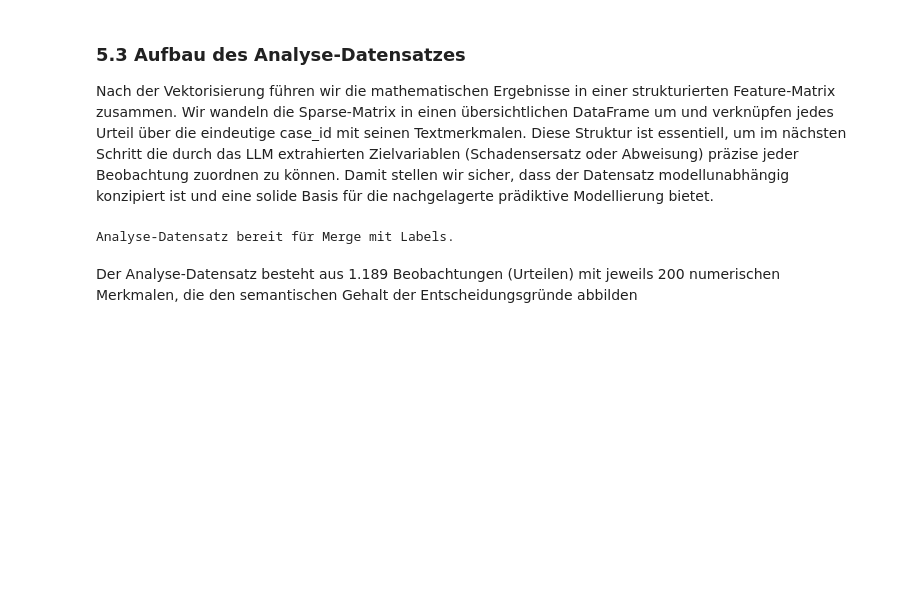
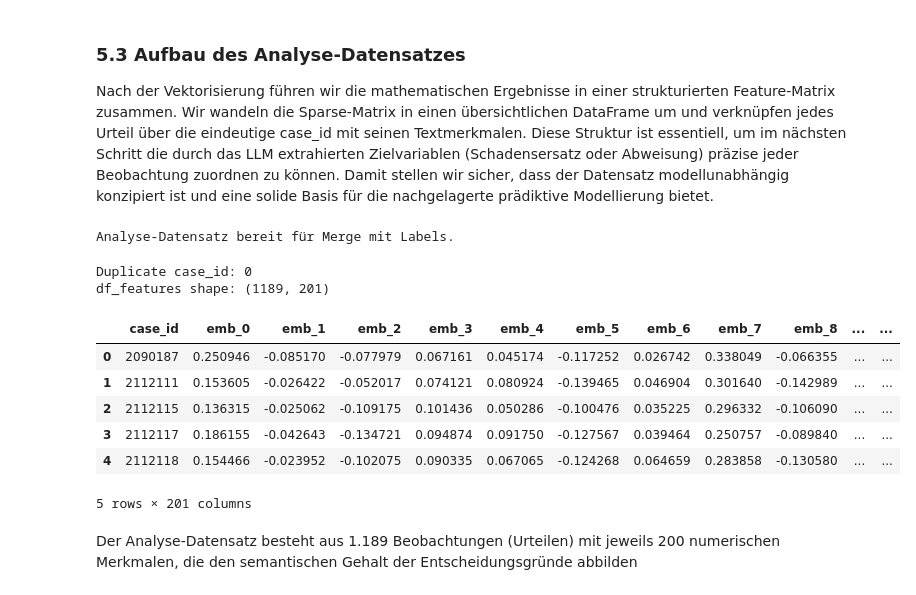
Before and after one commit to Theresa17/ds_law, a Jupyter notebook: backend/jupyter_notebook/analyse_final.ipynb, the cells around one changed output. Cells and saved outputs as stored; diff of their text form; code cells hidden in the pictures; blank space fills up the shorter version.

Commit message:
Modell Training eingefügt

```diff
--- a/backend/jupyter_notebook/analyse_final.ipynb
+++ b/backend/jupyter_notebook/analyse_final.ipynb
@@ -609,12 +667,13 @@ print(f"Feature-Matrix erstellt: {X_tfidf.shape[0]} Urteile, {X_tfidf.shape[1]}
 # %% [output]
 Feature-Matrix erstellt: 1189 Urteile, 1000 Begriffe.
 # %%
+'''
 # Tokenisierte Texte für Word2Vec
-#sentences = [str(t).split() for t in df_final["cleaned_text"].dropna()]
+sentences = [str(t).split() for t in df_final["cleaned_text"].dropna()]
 # Skip-Gram Word2Vec Modell trainieren
-#from gensim.models import Word2Vec
+from gensim.models import Word2Vec
 
-#w2v_model = Word2Vec(
+w2v_model = Word2Vec(
     sentences=sentences,
     vector_size=200,   # Dimension der Wortvektoren
     window=8,          # Kontextfenster
@@ -623,11 +682,13 @@ Feature-Matrix erstellt: 1189 Urteile, 1000 Begriffe.
     sg=1,              # <-- Skip-Gram (besser für Fachbegriffe, prüfen)
     epochs=10
 )
+'''
 # %%
+'''
 # Dokumenten-Vektor durch Mittelung der Wortvektoren
-#import numpy as np
+import numpy as np
 
-#def document_vector(doc, model):
+def document_vector(doc, model):
     if not isinstance(doc, str) or not doc.strip():
         return np.zeros(model.vector_size)
     words = doc.split()
@@ -640,6 +701,7 @@ Feature-Matrix erstellt: 1189 Urteile, 1000 Begriffe.
 X_embeddings = np.vstack(
     df_final["cleaned_text"].apply(lambda x: document_vector(x, w2v_model))
 )
+'''
 # %% [markdown]
 ### 5.3 Aufbau des Analyse-Datensatzes
 Nach der Vektorisierung führen wir die mathematischen Ergebnisse in einer strukturierten Feature-Matrix zusammen. Wir wandeln die Sparse-Matrix in einen übersichtlichen DataFrame um und verknüpfen jedes Urteil über die eindeutige case_id mit seinen Textmerkmalen. Diese Struktur ist essentiell, um im nächsten Schritt die durch das LLM extrahierten Zielvariablen (Schadensersatz oder Abweisung) präzise jeder Beobachtung zuordnen zu können. Damit stellen wir sicher, dass der Datensatz modellunabhängig konzipiert ist und eine solide Basis für die nachgelagerte prädiktive Modellierung bietet.
@@ -652,22 +716,47 @@ print("Analyse-Datensatz bereit für Merge mit Labels.")
 # %% [output]
 Analyse-Datensatz bereit für Merge mit Labels.
 # %%
+'''
 # Aufbau des Analyse-Datensatzes
 
 # Feature-Namen für die Embeddings
-#emb_cols = [f"emb_{i}" for i in range(X_embeddings.shape[1])]
+emb_cols = [f"emb_{i}" for i in range(X_embeddings.shape[1])]
 
 # Embeddings als DataFrame
-#df_features = pd.DataFrame(X_embeddings, columns=emb_cols)
+df_features = pd.DataFrame(X_embeddings, columns=emb_cols)
 
 # case_id ergänzen (für spätere Joins mit Labels)
-#df_features.insert(0, "case_id", df_final["case_id"].reset_index(drop=True).values)
+df_features.insert(0, "case_id", df_final["case_id"].reset_index(drop=True).values)
 
 # optional: Duplikate prüfen (sollte 0 sein)
-#print("Duplicate case_id:", df_features["case_id"].duplicated().sum())
+print("Duplicate case_id:", df_features["case_id"].duplicated().sum())
 
-#print("df_features shape:", df_features.shape)
-#df_features[["case_id"] + [c for c in df_features.columns if c.startswith("emb_")]].head()
+print("df_features shape:", df_features.shape)
+df_features[["case_id"] + [c for c in df_features.columns if c.startswith("emb_")]].head()
+'''
+
+
+# angepasst für Training und Test:
+# 1. Word2Vec-Vektoren in DataFrames umwandeln (für Train und Test separat)
+emb_cols = [f"emb_{i}" for i in range(X_train_vec.shape[1])]
+
+df_train_features = pd.DataFrame(X_train_vec, columns=emb_cols)
+df_test_features = pd.DataFrame(X_test_vec, columns=emb_cols)
+
+# 2. Jetzt mit den strukturierten Daten (Kaufpreis, Motor-Typ etc.) zusammenführen
+# Hinweis: Nutze reset_index(drop=True), um sicherzustellen, dass die Zeilen korrekt matchen
+X_train_final = pd.concat([X_train_structured.reset_index(drop=True), df_train_features], axis=1)
+X_test_final = pd.concat([X_test_structured.reset_index(drop=True), df_test_features], axis=1)
+# %% [output]
+Duplicate case_id: 0
+df_features shape: (1189, 201)
+|  | case_id | emb_0 | emb_1 | emb_2 | emb_3 | emb_4 | emb_5 | emb_6 | emb_7 | emb_8 | ... | ... |
+| 0 | 2090187 | 0.250946 | -0.085170 | -0.077979 | 0.067161 | 0.045174 | -0.117252 | 0.026742 | 0.338049 | -0.066355 | ... | ... |
+| 1 | 2112111 | 0.153605 | -0.026422 | -0.052017 | 0.074121 | 0.080924 | -0.139465 | 0.046904 | 0.301640 | -0.142989 | ... | ... |
+| 2 | 2112115 | 0.136315 | -0.025062 | -0.109175 | 0.101436 | 0.050286 | -0.100476 | 0.035225 | 0.296332 | -0.106090 | ... | ... |
+| 3 | 2112117 | 0.186155 | -0.042643 | -0.134721 | 0.094874 | 0.091750 | -0.127567 | 0.039464 | 0.250757 | -0.089840 | ... | ... |
+| 4 | 2112118 | 0.154466 | -0.023952 | -0.102075 | 0.090335 | 0.067065 | -0.124268 | 0.064659 | 0.283858 | -0.130580 | ... | ... |
+5 rows × 201 columns
 # %% [markdown]
 Der Analyse-Datensatz besteht aus 1.189 Beobachtungen (Urteilen) mit jeweils 200 numerischen Merkmalen, die den semantischen Gehalt der Entscheidungsgründe abbilden
 # %% [markdown]
```
Also changed, not shown: parts of 19 cells of this notebook, 3 other files.
